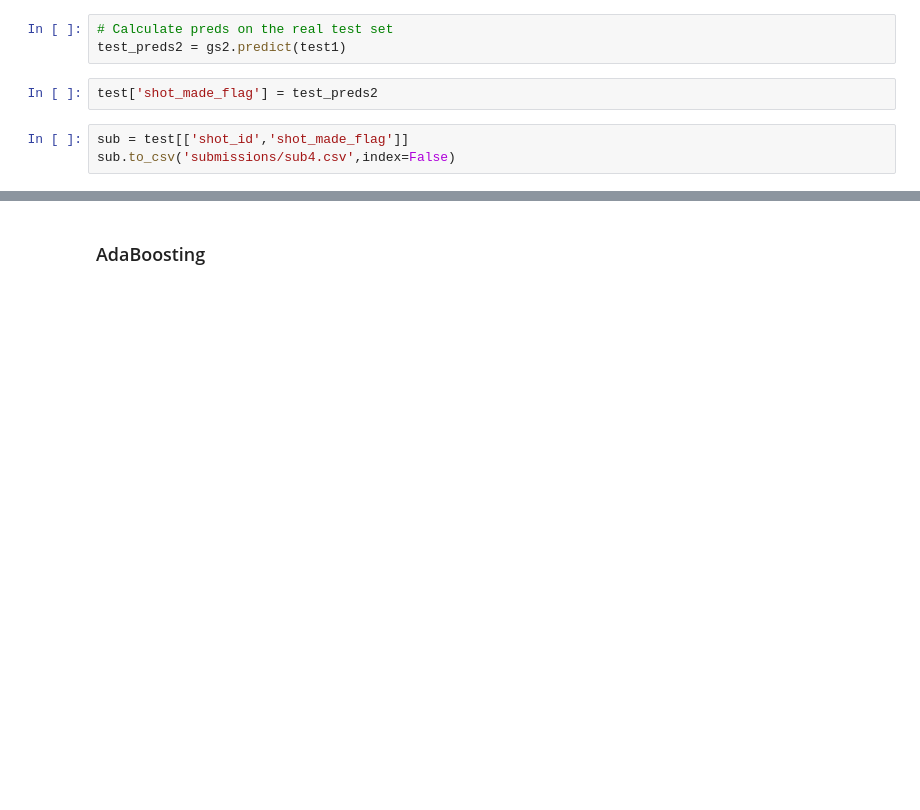
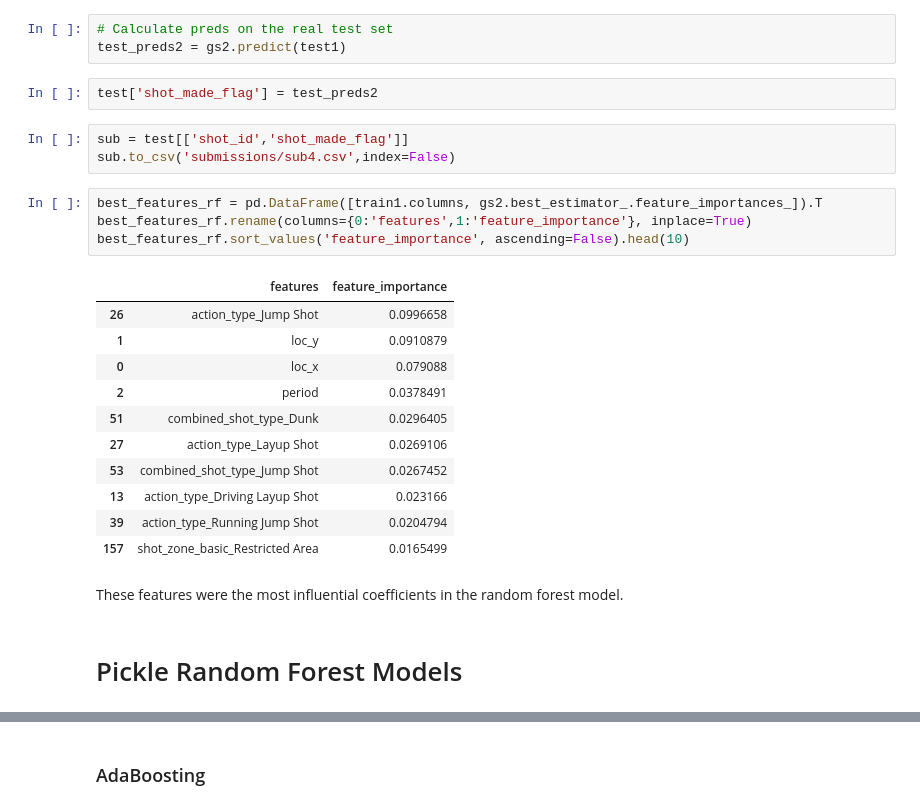
Before and after one commit to laternader/RIP24and2, a Jupyter notebook: for-kobe.ipynb, the cells around one changed output, grey strips where cells are left out. Saved outputs shown, nothing was run; the diff lists cells and outputs as text; blank space fills up the shorter version.

```diff
--- a/for-kobe.ipynb
+++ b/for-kobe.ipynb
@@ -641,3 +649,23 @@ test['shot_made_flag'] = test_preds2
 # %%
 sub = test[['shot_id','shot_made_flag']]
 sub.to_csv('submissions/sub4.csv',index=False)
+# %%
+best_features_rf = pd.DataFrame([train1.columns, gs2.best_estimator_.feature_importances_]).T
+best_features_rf.rename(columns={0:'features',1:'feature_importance'}, inplace=True)
+best_features_rf.sort_values('feature_importance', ascending=False).head(10)
+# %% [output]
+|  | features | feature_importance |
+| 26 | action_type_Jump Shot | 0.0996658 |
+| 1 | loc_y | 0.0910879 |
+| 0 | loc_x | 0.079088 |
+| 2 | period | 0.0378491 |
+| 51 | combined_shot_type_Dunk | 0.0296405 |
+| 27 | action_type_Layup Shot | 0.0269106 |
+| 53 | combined_shot_type_Jump Shot | 0.0267452 |
+| 13 | action_type_Driving Layup Shot | 0.023166 |
+| 39 | action_type_Running Jump Shot | 0.0204794 |
+| 157 | shot_zone_basic_Restricted Area | 0.0165499 |
+# %% [markdown]
+These features were the most influential coefficients in the random forest model.
+# %% [markdown]
+# Pickle Random Forest Models
```
Also changed, not shown: parts of 6 cells of this notebook, 8 other files.
